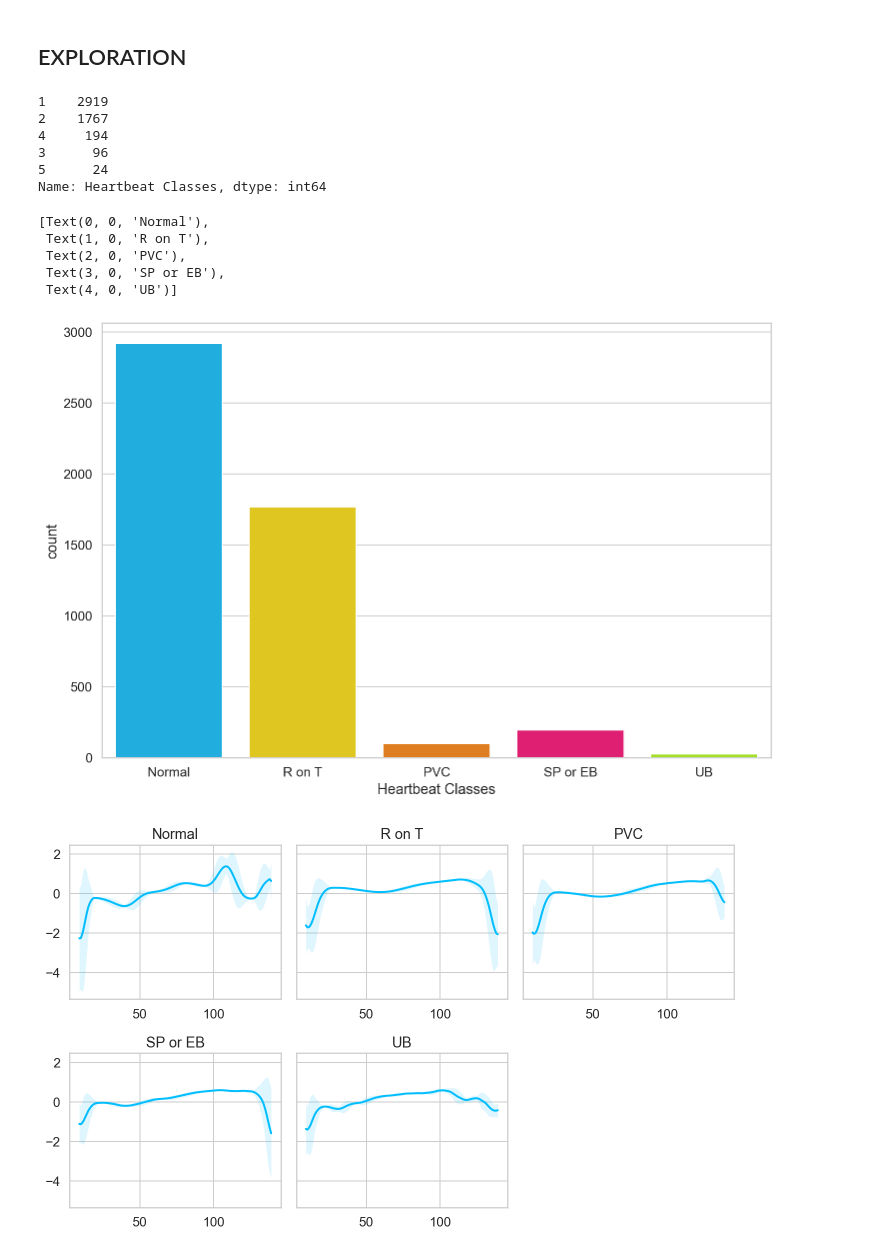
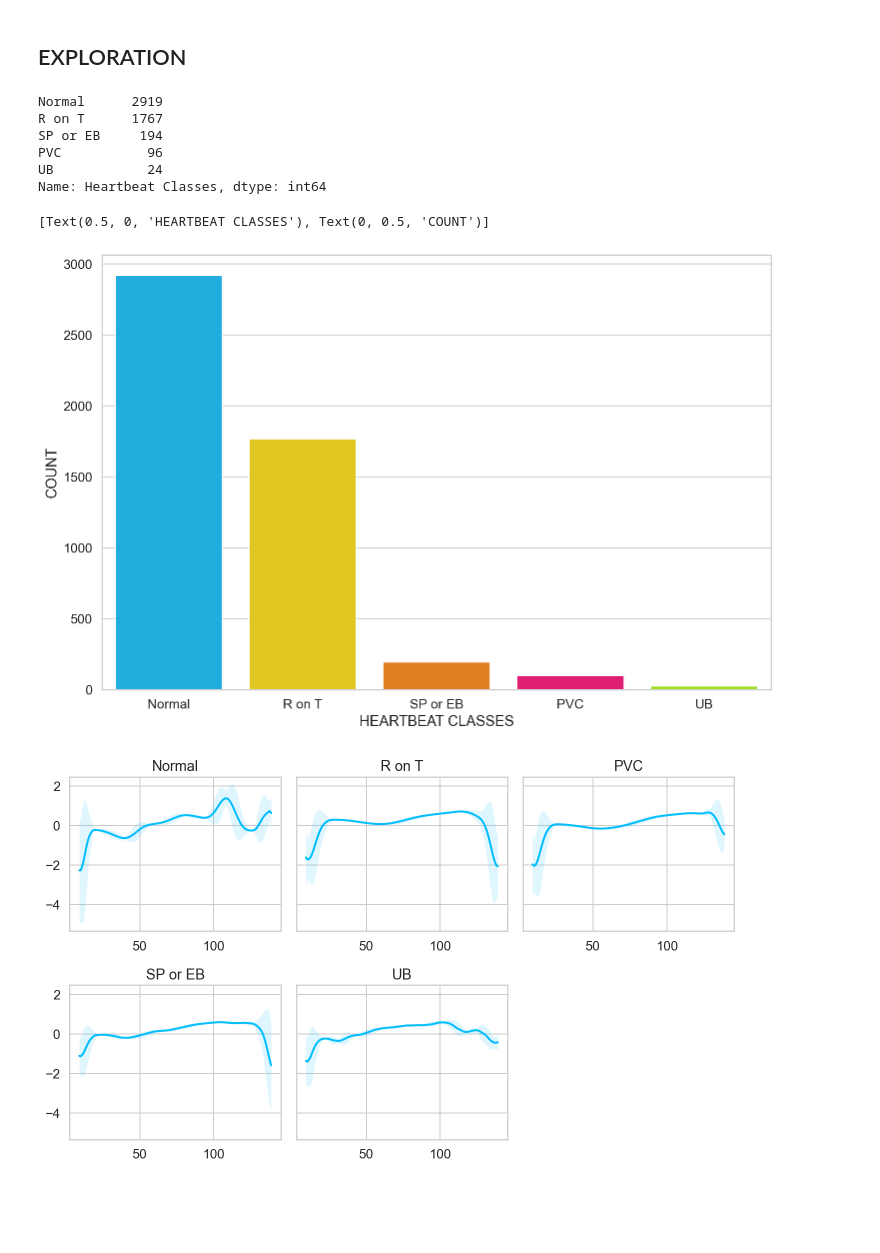
Before and after one commit to dario-sZM/ECG-Anomaly-Detection, a Jupyter notebook: ECG_LSTM_Autoencoder.ipynb, the cells around one changed output. Drawn from its saved outputs; the diff is of its cells as text; code cells hidden in the pictures; blank space fills up the shorter version.

```diff
--- a/ECG_LSTM_Autoencoder.ipynb
+++ b/ECG_LSTM_Autoencoder.ipynb
@@ -66,26 +54,24 @@ class_names = ['Normal', 'R on T', 'PVC', 'SP or EB', 'UB']
 new_columns = list(ecg_df.columns)
 new_columns[-1] = 'Heartbeat Classes'
 ecg_df.columns = new_columns
+
+ecg_df['Heartbeat Classes'].replace({'1':'Normal', '2':'R on T', '3':'PVC', '4':'SP or EB', '5':'UB'}, inplace=True)
 # %% [markdown]
 ## EXPLORATION
 # %%
 # Count the spread of HB classes
 ecg_df['Heartbeat Classes'].value_counts()
 # %% [output]
-1    2919
-2    1767
-4     194
-3      96
-5      24
+Normal      2919
+R on T      1767
+SP or EB     194
+PVC           96
+UB            24
 Name: Heartbeat Classes, dtype: int64
 # %%
-# Visualize the spread of these classes within the ECG data
+# Visualize the spread of these classes
 ax = sns.countplot(ecg_df['Heartbeat Classes'])
-ax.set_xticklabels(class_names)
+ax.set(xlabel='HEARTBEAT CLASSES', ylabel='COUNT')
 # %% [output]
-[Text(0, 0, 'Normal'),
- Text(1, 0, 'R on T'),
- Text(2, 0, 'PVC'),
- Text(3, 0, 'SP or EB'),
- Text(4, 0, 'UB')]
+[Text(0.5, 0, 'HEARTBEAT CLASSES'), Text(0, 0.5, 'COUNT')]
-[figure, old version]
+[figure, new version]
```
Also changed, not shown: parts of 21 cells of this notebook.
